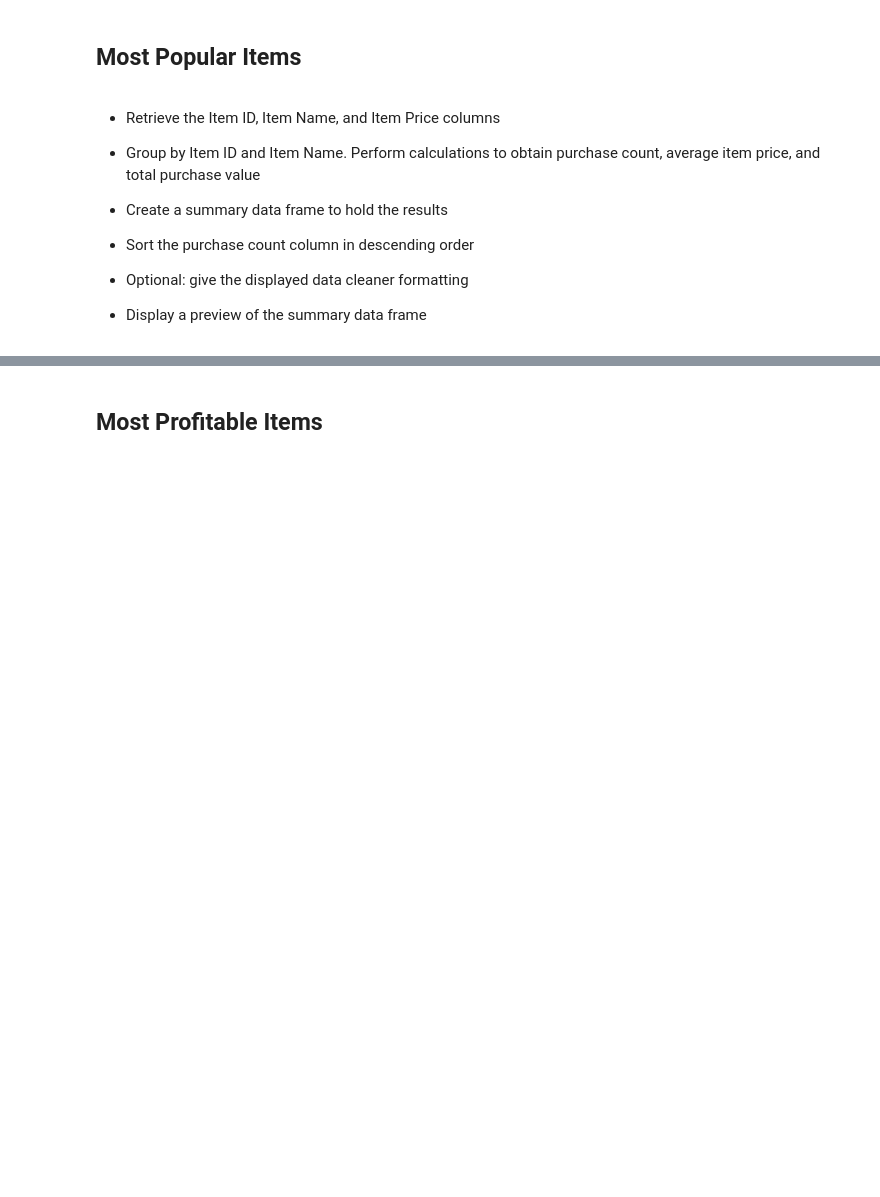
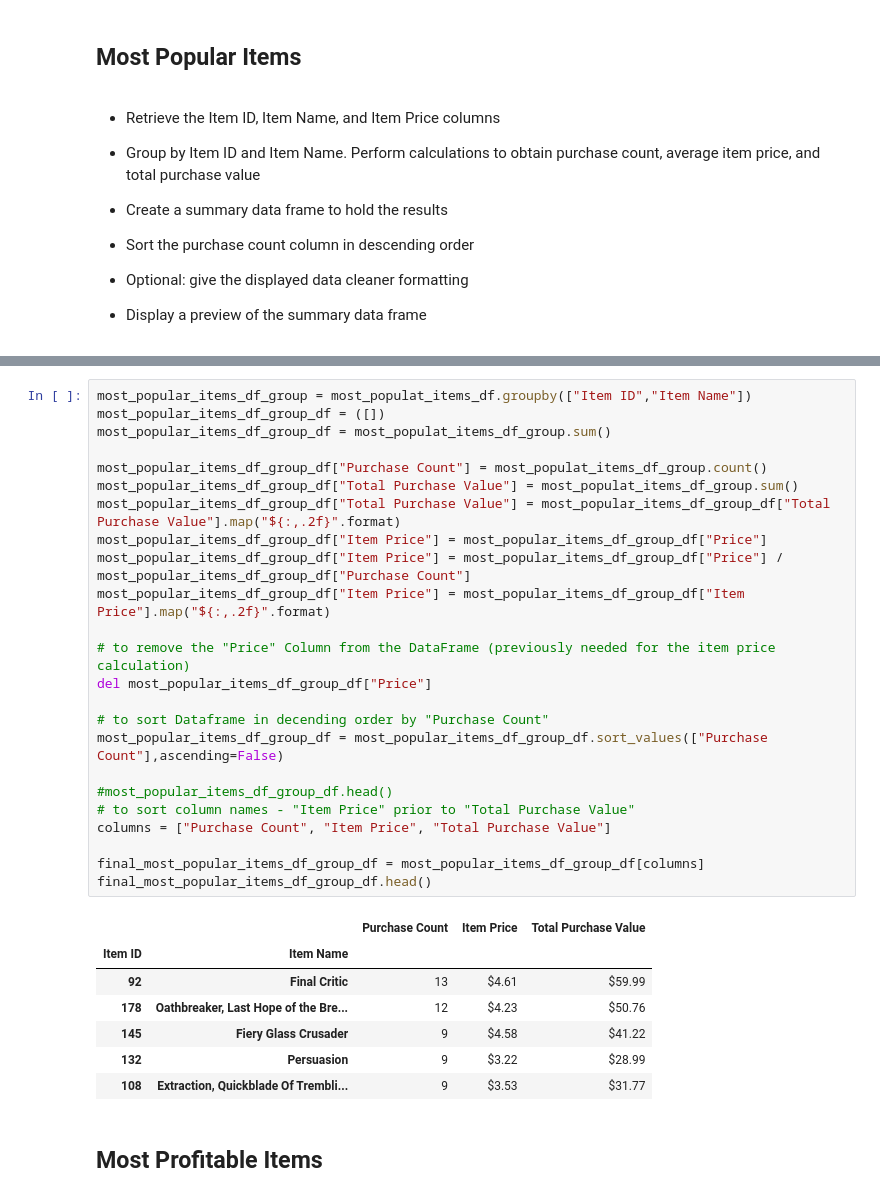
Before and after one commit to lcswsher/pandas_challenge, a Jupyter notebook: Homework_Pandas_Heros_of_Pymoli.ipynb, the cells around one changed output, grey strips where cells are left out. Drawn from its saved outputs; the diff is of its cells as text; blank space fills up the shorter version.

Commit message:
Preliminarty Updates for the Most Popular Items dataframe

```diff
--- a/Homework_Pandas_Heros_of_Pymoli.ipynb
+++ b/Homework_Pandas_Heros_of_Pymoli.ipynb
@@ -356,3 +363,35 @@ top_spenders_df_final.head()
+# %%
+most_popular_items_df_group = most_populat_items_df.groupby(["Item ID","Item Name"])
+most_popular_items_df_group_df = ([])
+most_popular_items_df_group_df = most_populat_items_df_group.sum()
+
+most_popular_items_df_group_df["Purchase Count"] = most_populat_items_df_group.count()
+most_popular_items_df_group_df["Total Purchase Value"] = most_populat_items_df_group.sum()
+most_popular_items_df_group_df["Total Purchase Value"] = most_popular_items_df_group_df["Total Purchase Value"].map("${:,.2f}".format)
+most_popular_items_df_group_df["Item Price"] = most_popular_items_df_group_df["Price"]
+most_popular_items_df_group_df["Item Price"] = most_popular_items_df_group_df["Price"] / most_popular_items_df_group_df["Purchase Count"]
+most_popular_items_df_group_df["Item Price"] = most_popular_items_df_group_df["Item Price"].map("${:,.2f}".format)
+
+# to remove the "Price" Column from the DataFrame (previously needed for the item price calculation)
+del most_popular_items_df_group_df["Price"]
+
+# to sort Dataframe in decending order by "Purchase Count"
+most_popular_items_df_group_df = most_popular_items_df_group_df.sort_values(["Purchase Count"],ascending=False)
+
+#most_popular_items_df_group_df.head()
+# to sort column names - "Item Price" prior to "Total Purchase Value"
+columns = ["Purchase Count", "Item Price", "Total Purchase Value"]
+
+final_most_popular_items_df_group_df = most_popular_items_df_group_df[columns]
+final_most_popular_items_df_group_df.head()
+# %% [output]
+|  |  | Purchase Count | Item Price | Total Purchase Value |
+| Item ID | Item Name |  |  |  |
+| 92 | Final Critic | 13 | $4.61 | $59.99 |
+| 178 | Oathbreaker, Last Hope of the Bre... | 12 | $4.23 | $50.76 |
+| 145 | Fiery Glass Crusader | 9 | $4.58 | $41.22 |
+| 132 | Persuasion | 9 | $3.22 | $28.99 |
+| 108 | Extraction, Quickblade Of Trembli... | 9 | $3.53 | $31.77 |
 # %% [markdown]
 ## Most Profitable Items
 # %% [markdown]
```
Also changed, not shown: parts of 1 cell of this notebook.
